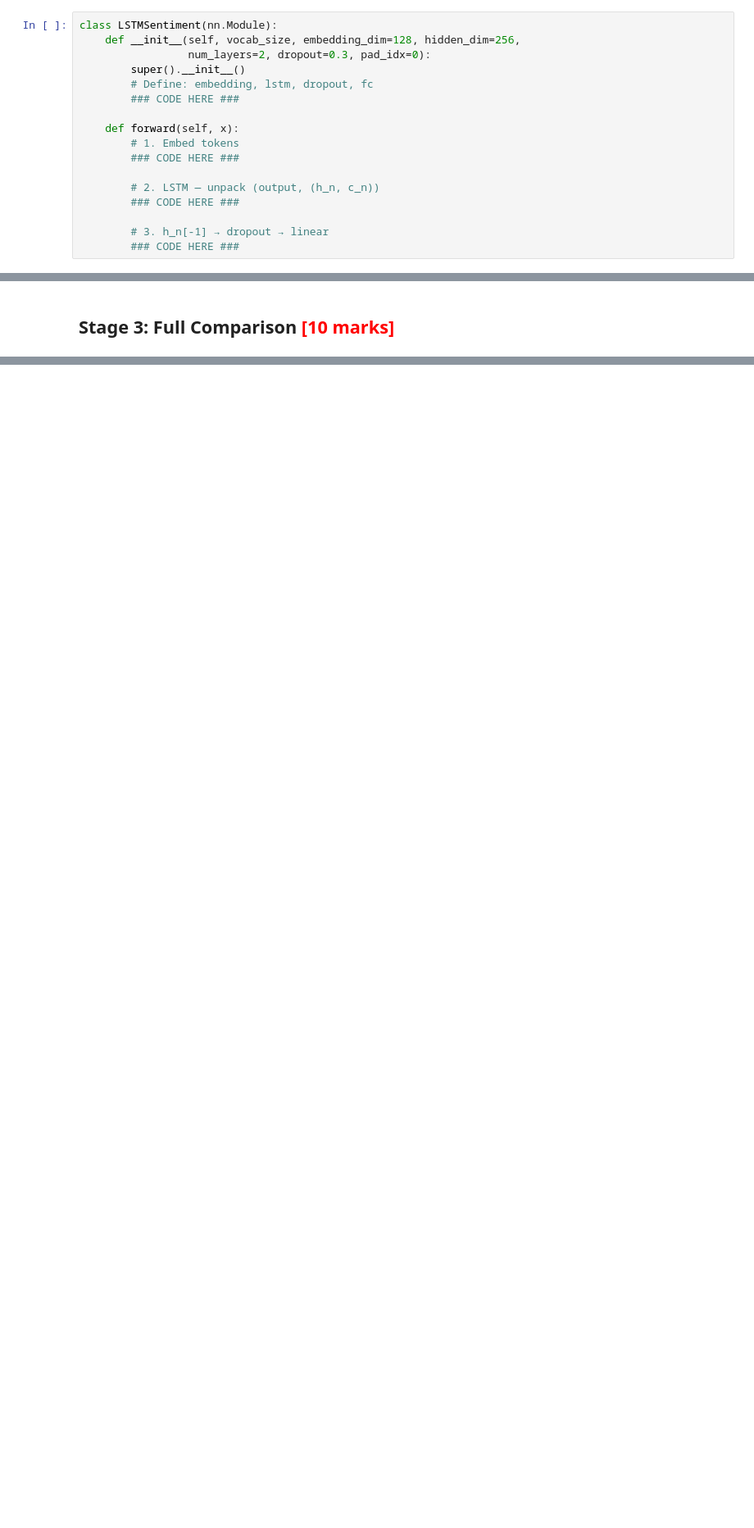
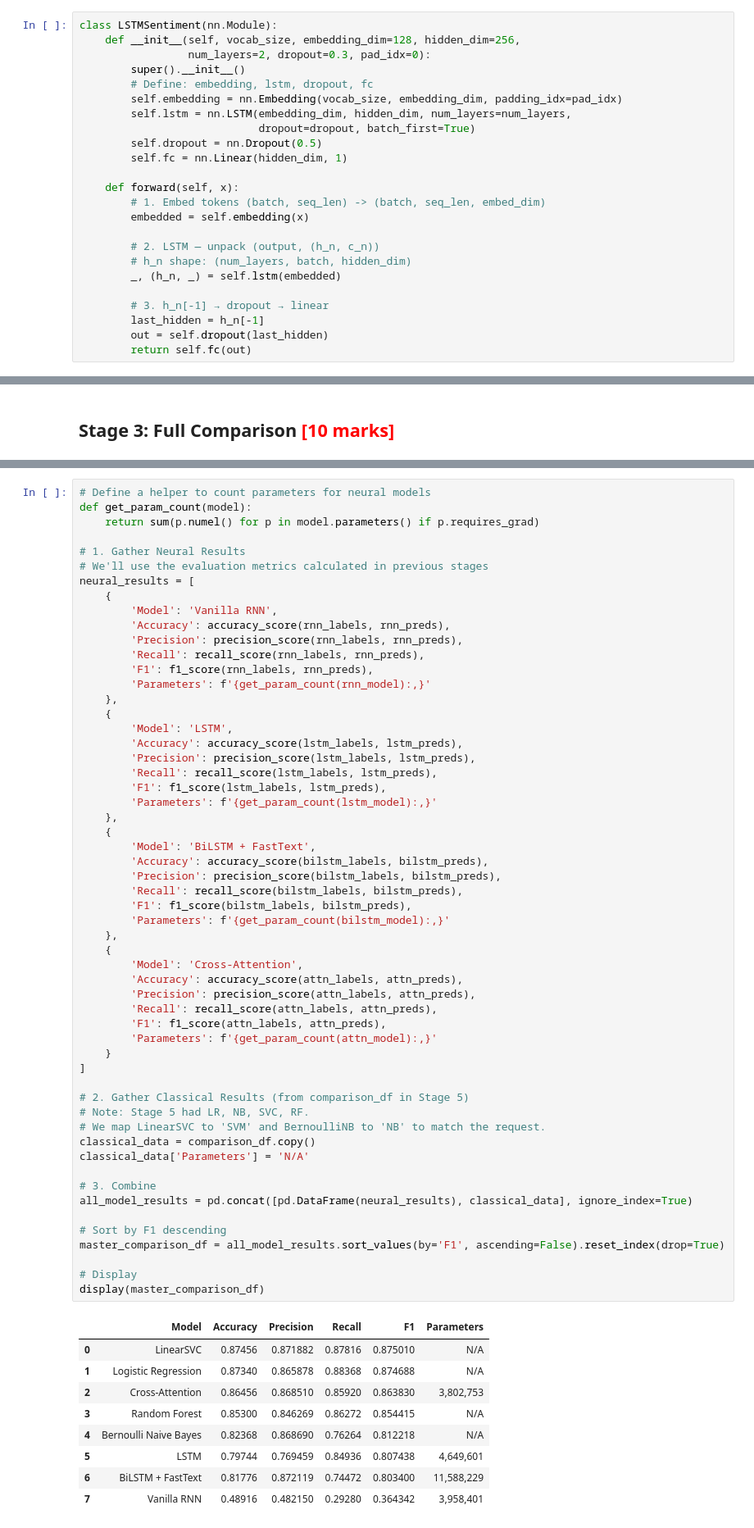
Before and after one commit to mkamdar/applied_ai_agentic_ai, a Jupyter notebook: Classification-Assignment-IMDB/IMDB_Sentiment_Exercise.ipynb, the cells around one changed output, grey strips where cells are left out. Shown at 82% size. Drawn from its saved outputs; the diff is of its cells as text; blank space fills up the shorter version.

```diff
--- a/Classification-Assignment-IMDB/IMDB_Sentiment_Exercise.ipynb
+++ b/Classification-Assignment-IMDB/IMDB_Sentiment_Exercise.ipynb
@@ -1231,17 +1270,24 @@ class LSTMSentiment(nn.Module):
                  num_layers=2, dropout=0.3, pad_idx=0):
         super().__init__()
         # Define: embedding, lstm, dropout, fc
-        ### CODE HERE ###
+        self.embedding = nn.Embedding(vocab_size, embedding_dim, padding_idx=pad_idx)
+        self.lstm = nn.LSTM(embedding_dim, hidden_dim, num_layers=num_layers,
+                            dropout=dropout, batch_first=True)
+        self.dropout = nn.Dropout(0.5)
+        self.fc = nn.Linear(hidden_dim, 1)
 
     def forward(self, x):
-        # 1. Embed tokens
-        ### CODE HERE ###
+        # 1. Embed tokens (batch, seq_len) -> (batch, seq_len, embed_dim)
+        embedded = self.embedding(x)
 
         # 2. LSTM — unpack (output, (h_n, c_n))
-        ### CODE HERE ###
+        # h_n shape: (num_layers, batch, hidden_dim)
+        _, (h_n, _) = self.lstm(embedded)
 
         # 3. h_n[-1] → dropout → linear
-        ### CODE HERE ###
+        last_hidden = h_n[-1]
+        out = self.dropout(last_hidden)
+        return self.fc(out)
 # %%
 # ── PROVIDED ──────────────────────────────────────────────────────────────
 lstm_model     = LSTMSentiment(VOCAB_SIZE)
@@ -1635,3 +1820,69 @@ For classical models, set Parameters = `"N/A"`. Sort by F1 descending.
+# %%
+# Define a helper to count parameters for neural models
+def get_param_count(model):
+    return sum(p.numel() for p in model.parameters() if p.requires_grad)
+
+# 1. Gather Neural Results
+# We'll use the evaluation metrics calculated in previous stages
+neural_results = [
+    {
+        'Model': 'Vanilla RNN',
+        'Accuracy': accuracy_score(rnn_labels, rnn_preds),
+        'Precision': precision_score(rnn_labels, rnn_preds),
+        'Recall': recall_score(rnn_labels, rnn_preds),
+        'F1': f1_score(rnn_labels, rnn_preds),
+        'Parameters': f'{get_param_count(rnn_model):,}'
+    },
+    {
+        'Model': 'LSTM',
+        'Accuracy': accuracy_score(lstm_labels, lstm_preds),
+        'Precision': precision_score(lstm_labels, lstm_preds),
+        'Recall': recall_score(lstm_labels, lstm_preds),
+        'F1': f1_score(lstm_labels, lstm_preds),
+        'Parameters': f'{get_param_count(lstm_model):,}'
+    },
+    {
+        'Model': 'BiLSTM + FastText',
+        'Accuracy': accuracy_score(bilstm_labels, bilstm_preds),
+        'Precision': precision_score(bilstm_labels, bilstm_preds),
+        'Recall': recall_score(bilstm_labels, bilstm_preds),
+        'F1': f1_score(bilstm_labels, bilstm_preds),
+        'Parameters': f'{get_param_count(bilstm_model):,}'
+    },
+    {
+        'Model': 'Cross-Attention',
+        'Accuracy': accuracy_score(attn_labels, attn_preds),
+        'Precision': precision_score(attn_labels, attn_preds),
+        'Recall': recall_score(attn_labels, attn_preds),
+        'F1': f1_score(attn_labels, attn_preds),
+        'Parameters': f'{get_param_count(attn_model):,}'
+    }
+]
+
+# 2. Gather Classical Results (from comparison_df in Stage 5)
+# Note: Stage 5 had LR, NB, SVC, RF.
+# We map LinearSVC to 'SVM' and BernoulliNB to 'NB' to match the request.
+classical_data = comparison_df.copy()
+classical_data['Parameters'] = 'N/A'
+
+# 3. Combine
+all_model_results = pd.concat([pd.DataFrame(neural_results), classical_data], ignore_index=True)
+
+# Sort by F1 descending
+master_comparison_df = all_model_results.sort_values(by='F1', ascending=False).reset_index(drop=True)
+
+# Display
+display(master_comparison_df)
+# %% [output]
+|  | Model | Accuracy | Precision | Recall | F1 | Parameters |
+| 0 | LinearSVC | 0.87456 | 0.871882 | 0.87816 | 0.875010 | N/A |
+| 1 | Logistic Regression | 0.87340 | 0.865878 | 0.88368 | 0.874688 | N/A |
+| 2 | Cross-Attention | 0.86456 | 0.868510 | 0.85920 | 0.863830 | 3,802,753 |
+| 3 | Random Forest | 0.85300 | 0.846269 | 0.86272 | 0.854415 | N/A |
+| 4 | Bernoulli Naive Bayes | 0.82368 | 0.868690 | 0.76264 | 0.812218 | N/A |
+| 5 | LSTM | 0.79744 | 0.769459 | 0.84936 | 0.807438 | 4,649,601 |
+| 6 | BiLSTM + FastText | 0.81776 | 0.872119 | 0.74472 | 0.803400 | 11,588,229 |
+| 7 | Vanilla RNN | 0.48916 | 0.482150 | 0.29280 | 0.364342 | 3,958,401 |
 # %% [markdown]
 ### 3.2 All Neural Loss Curves  <font color="red">[3 marks]</font>
 
```
Also changed, not shown: parts of 24 cells of this notebook.
